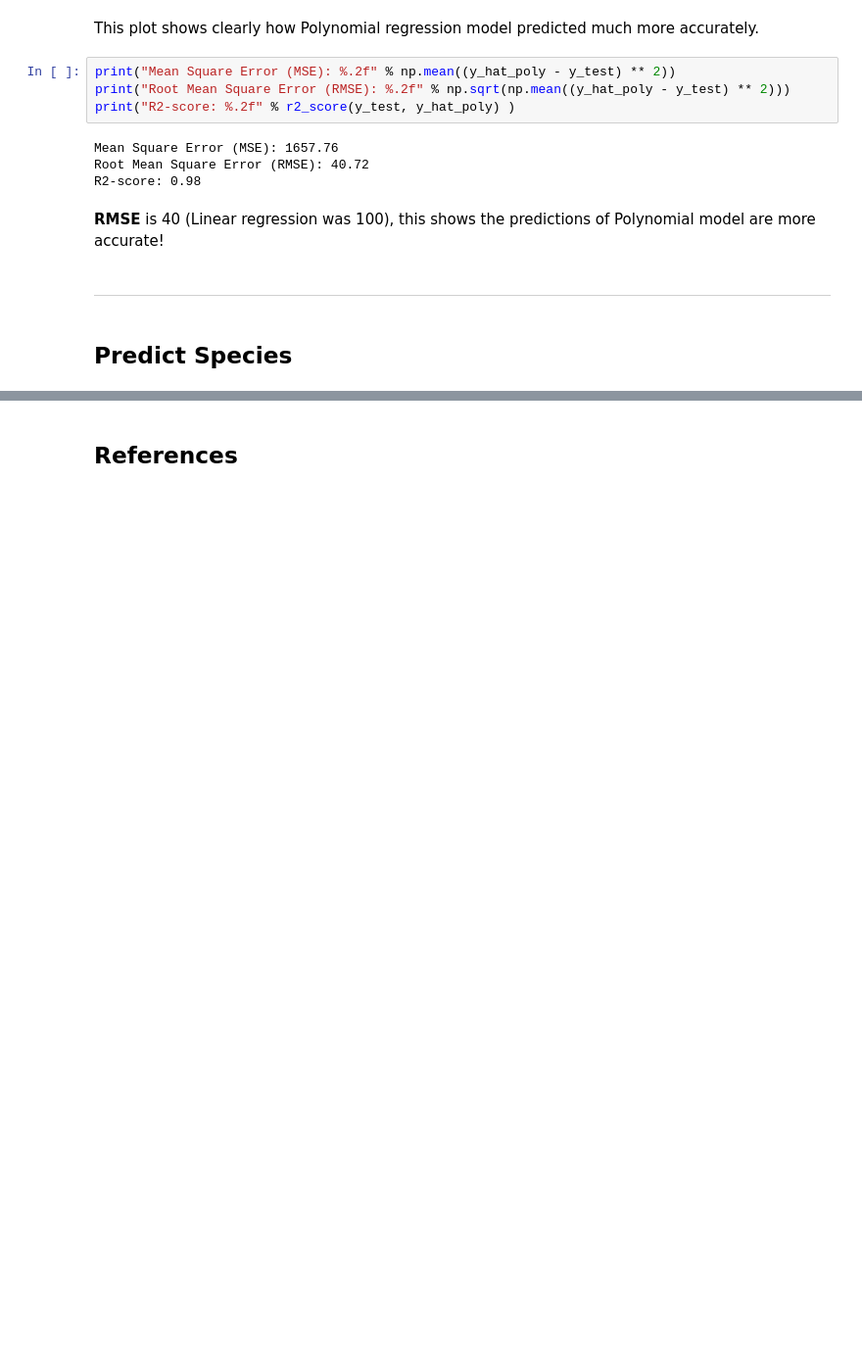
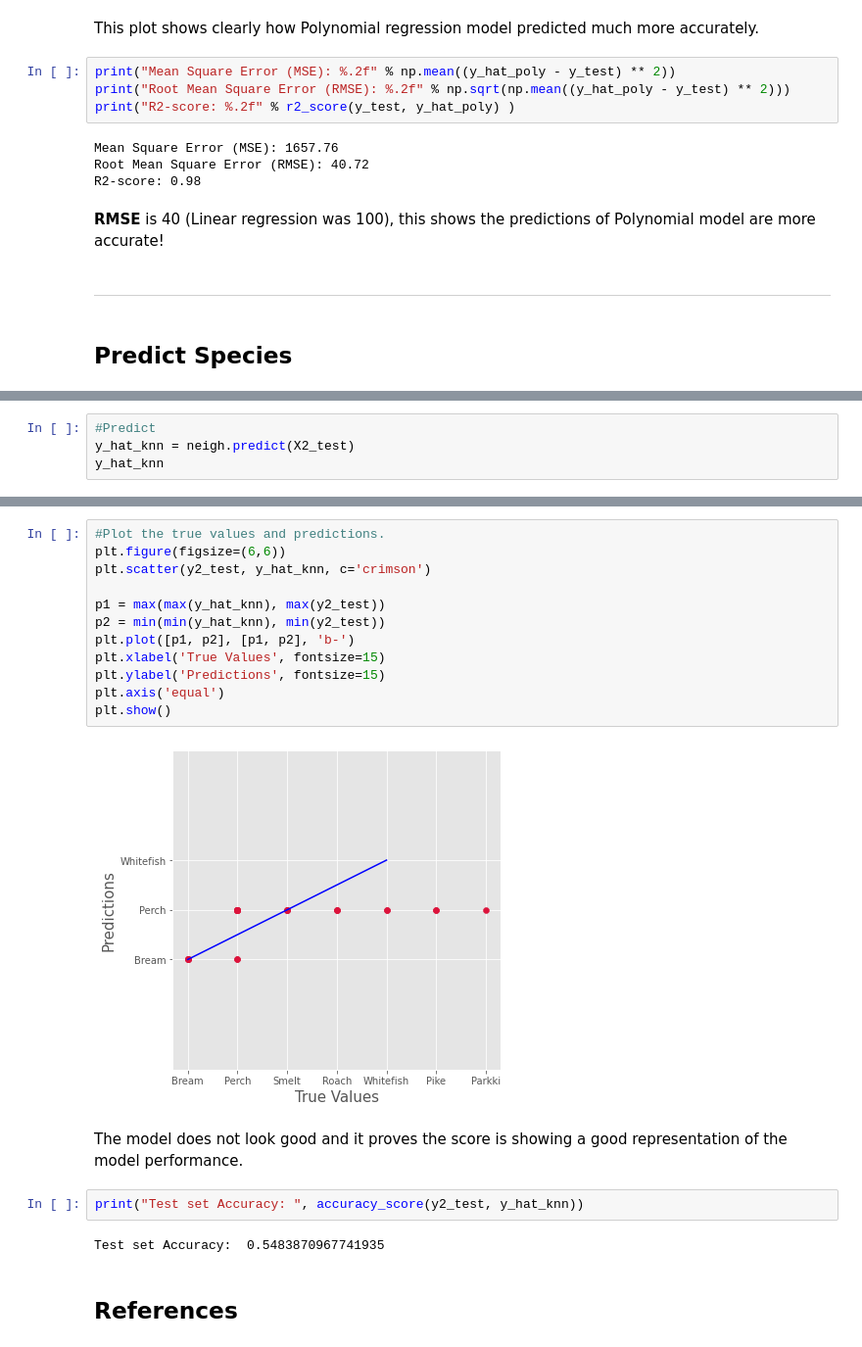
Before and after one commit to vukasm/MachineLearning-Statistics, a Jupyter notebook: Scikit-Learn.ipynb, the cells around one changed output, grey strips where cells are left out. Shown at 98% size. Saved outputs shown, nothing was run; the diff lists cells and outputs as text; blank space fills up the shorter version.

```diff
--- a/Scikit-Learn.ipynb
+++ b/Scikit-Learn.ipynb
@@ -636,0 +768,4 @@ R2-score: 0.98
+# %%
+#Predict
+y_hat_knn = neigh.predict(X2_test)
+y_hat_knn
@@ -637,3 +787,23 @@ R2-score: 0.98
+# %%
+#Plot the true values and predictions.
+plt.figure(figsize=(6,6))
+plt.scatter(y2_test, y_hat_knn, c='crimson')
+
+p1 = max(max(y_hat_knn), max(y2_test))
+p2 = min(min(y_hat_knn), min(y2_test))
+plt.plot([p1, p2], [p1, p2], 'b-')
+plt.xlabel('True Values', fontsize=15)
+plt.ylabel('Predictions', fontsize=15)
+plt.axis('equal')
+plt.show()
+# %% [output]
+[figure, added]
+# %% [markdown]
+The model does not look good and it proves the score is showing a good representation of the model performance.
+# %%
+print("Test set Accuracy: ", accuracy_score(y2_test, y_hat_knn))
+# %% [output]
+Test set Accuracy:  0.5483870967741935
 # %% [markdown]
 ## References
 # %% [markdown]
```
Also changed, not shown: parts of 26 cells of this notebook.
